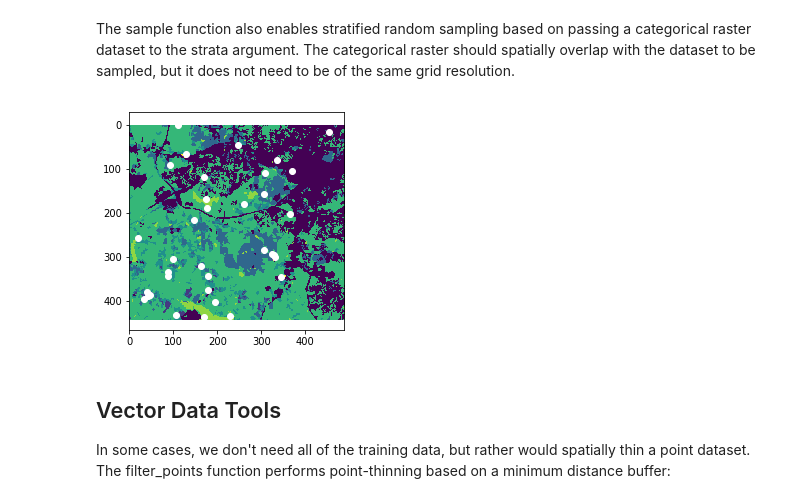
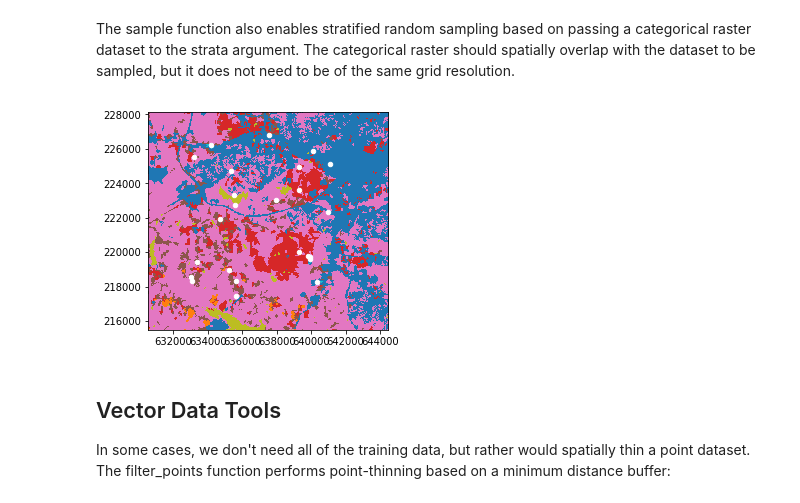
Before and after one commit to stevenpawley/Pyspatialml, a Jupyter notebook: examples/Example.ipynb, the cells around one changed output. Drawn from its saved outputs; the diff is of its cells as text; code cells hidden in the pictures.

```diff
--- a/examples/Example.ipynb
+++ b/examples/Example.ipynb
@@ -157,17 +154,16 @@ plt.show()
 # %% [markdown]
 The sample function also enables stratified random sampling based on passing a categorical raster dataset to the strata argument. The categorical raster should spatially overlap with the dataset to be sampled, but it does not need to be of the same grid resolution.
-# %%
-# extract training data using a stratified random sample from a map containing categorical data
-# here we are taking 50 samples per category
-strata = rasterio.open('strata.tif')
-X, xy = sample(size=5, dataset=src, strata=strata, random_state=1)
-
-row, col = rasterio.transform.rowcol(src.transform, xs=xy[:, 0], ys=xy[:, 1])
-plt.imshow(strata.read(1, masked=True))
-plt.scatter(x=col, y=row, color='white')
-plt.show()
-# %% [output]
-[figure, removed]
+# %%
+strata = rasterio.open(os.path.join(basedir, 'strata.tif'))
+df_strata = stack.sample(size=5, strata=strata, random_state=1)
+df_strata = df_strata.dropna()
+
+fig, ax = plt.subplots()
+ax.imshow(strata.read(1, masked=True), extent=rasterio.plot.plotting_extent(strata), cmap='tab10')
+df_strata.plot(ax=ax, markersize=20, color='white')
+plt.show()
+# %% [output]
+[figure, added]
 # %% [markdown]
 ## Vector Data Tools
 
```
Also changed, not shown: parts of 34 cells of this notebook, 2 other files.
